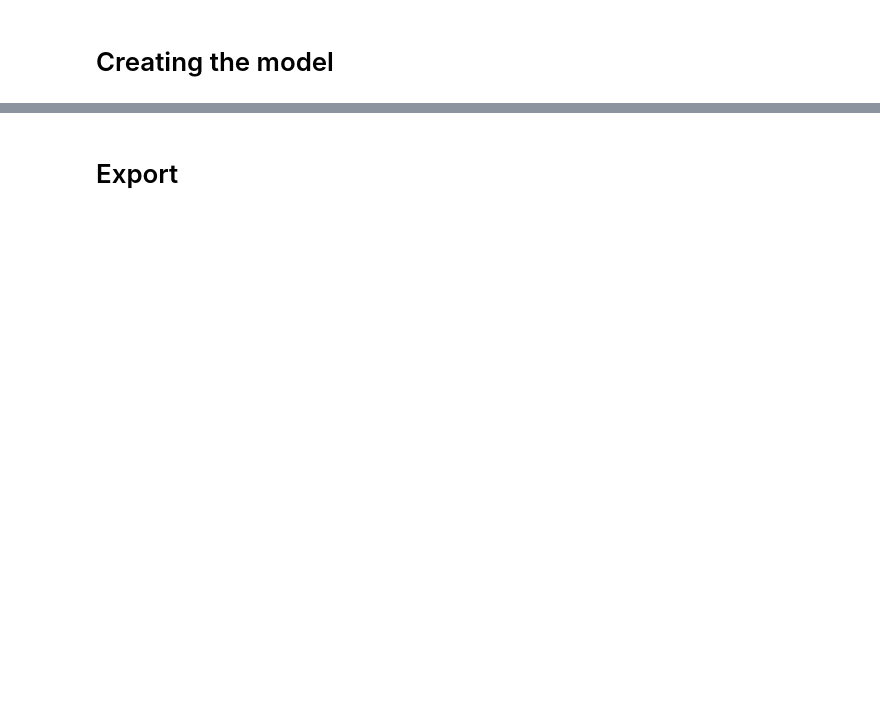
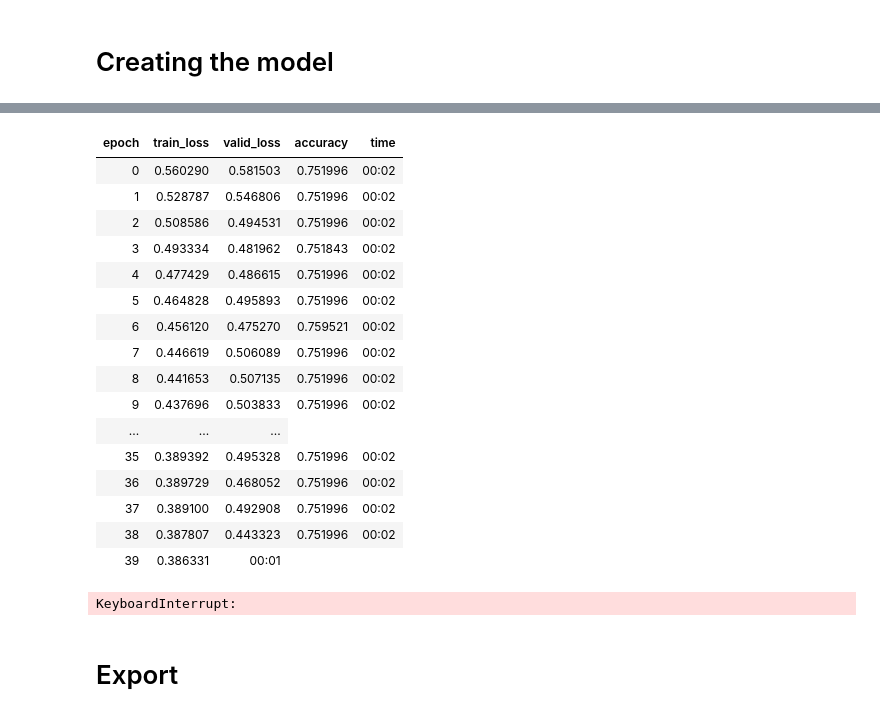
Before and after one commit to matanc1/tabnet, a Jupyter notebook: 01_model.ipynb, the cells around one changed output, grey strips where cells are left out. Cells and saved outputs as stored; diff of their text form; code cells hidden in the pictures; blank space fills up the shorter version.

```diff
--- a/01_model.ipynb
+++ b/01_model.ipynb
@@ -247,3 +282,24 @@ learn.fit_one_cycle(10)
+# %%
+learn.fit_one_cycle(150, 1e-1/2)
+# %% [output]
+| epoch | train_loss | valid_loss | accuracy | time |
+| 0 | 0.560290 | 0.581503 | 0.751996 | 00:02 |
+| 1 | 0.528787 | 0.546806 | 0.751996 | 00:02 |
+| 2 | 0.508586 | 0.494531 | 0.751996 | 00:02 |
+| 3 | 0.493334 | 0.481962 | 0.751843 | 00:02 |
+| 4 | 0.477429 | 0.486615 | 0.751996 | 00:02 |
+| 5 | 0.464828 | 0.495893 | 0.751996 | 00:02 |
+| 6 | 0.456120 | 0.475270 | 0.759521 | 00:02 |
+| 7 | 0.446619 | 0.506089 | 0.751996 | 00:02 |
+| 8 | 0.441653 | 0.507135 | 0.751996 | 00:02 |
+| 9 | 0.437696 | 0.503833 | 0.751996 | 00:02 |
+| ... | ... | ... |
+| 35 | 0.389392 | 0.495328 | 0.751996 | 00:02 |
+| 36 | 0.389729 | 0.468052 | 0.751996 | 00:02 |
+| 37 | 0.389100 | 0.492908 | 0.751996 | 00:02 |
+| 38 | 0.387807 | 0.443323 | 0.751996 | 00:02 |
+| 39 | 0.386331 | 00:01 |
+KeyboardInterrupt:
 # %% [markdown]
 # Export
 # %%
```
Also changed, not shown: parts of 23 cells of this notebook.
